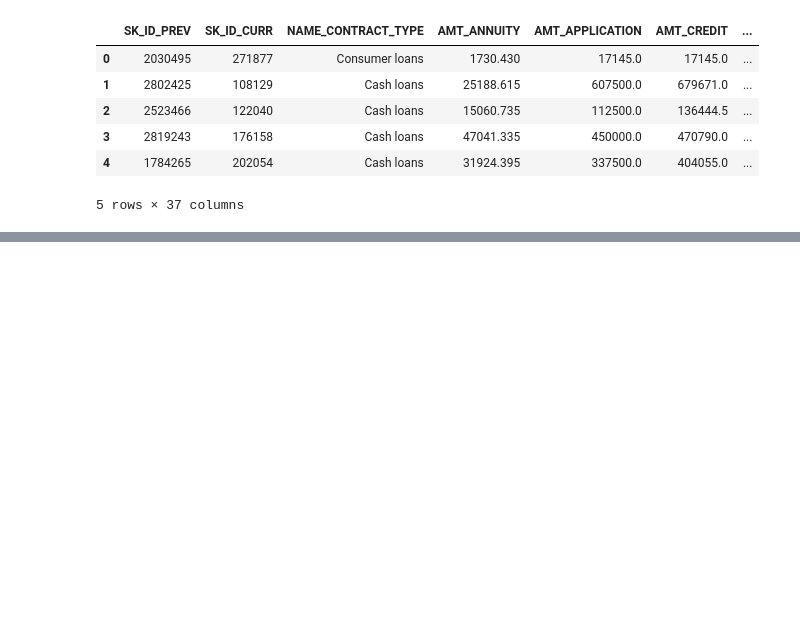
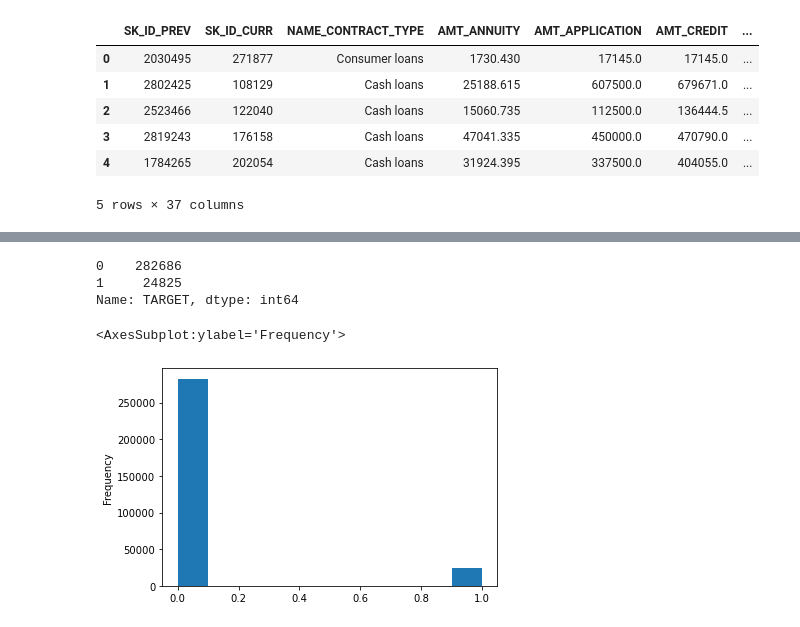
Before and after one commit to Achin-C/CaseStudyEDA, a Jupyter notebook: EDACasetudy-Copy1.ipynb, the cells around one changed output, grey strips where cells are left out. Saved outputs shown, nothing was run; the diff lists cells and outputs as text; code cells hidden in the pictures; blank space fills up the shorter version.

```diff
--- a/EDACasetudy-Copy1.ipynb
+++ b/EDACasetudy-Copy1.ipynb
@@ -45,0 +201,11 @@ inpcolumns_description
+# %%
+inpapplication_data.TARGET.value_counts()
+# %% [output]
+0    282686
+1     24825
+Name: TARGET, dtype: int64
+# %%
+inpapplication_data.TARGET.plot.hist()
+# %% [output]
+<AxesSubplot:ylabel='Frequency'>
+[figure, added]
```
Also changed, not shown: parts of 35 cells of this notebook.
